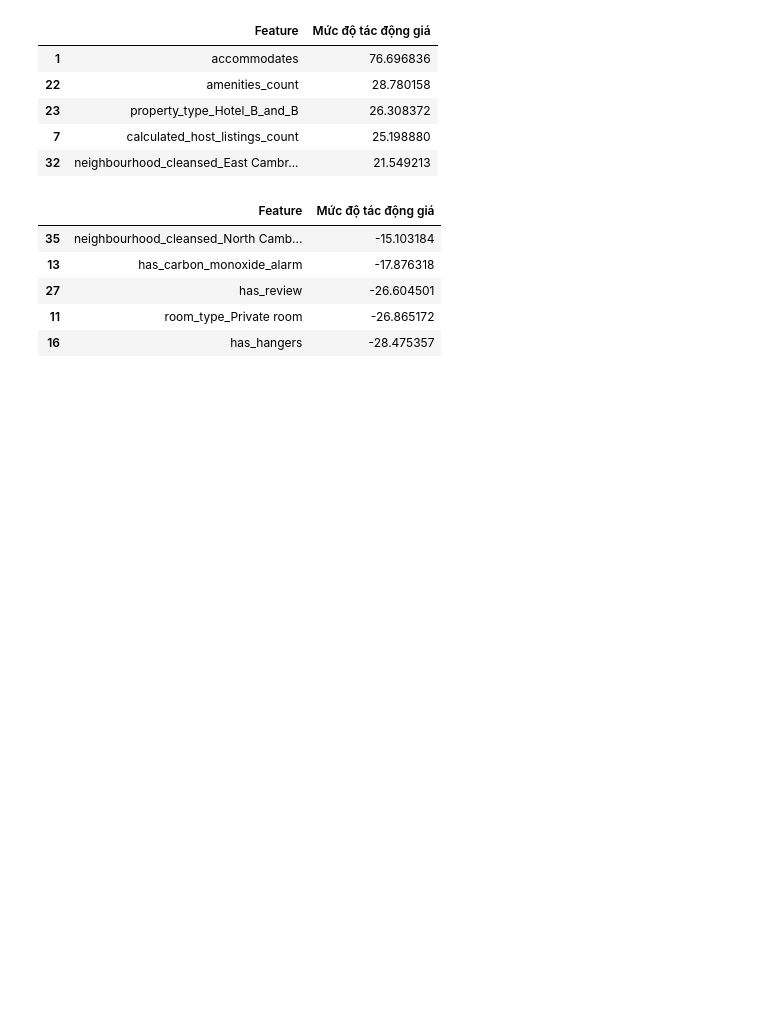
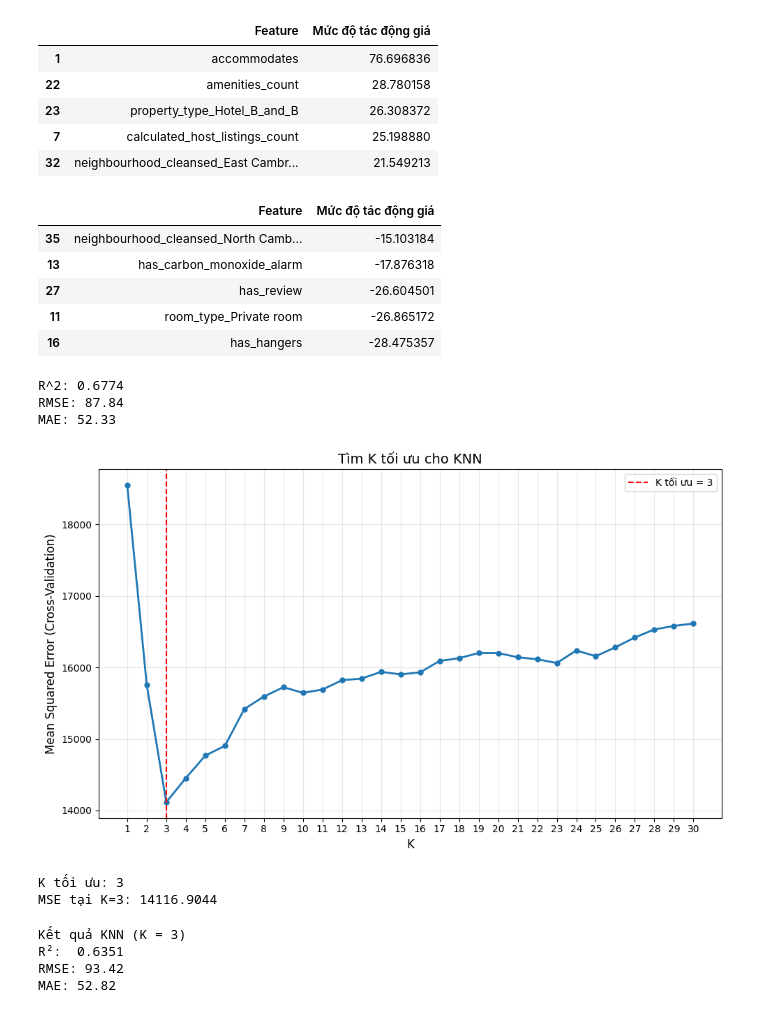
Before and after one commit to baokhanhth/Group01_Data_Analysis, a Jupyter notebook: notebooks/model_prototyping.ipynb, the cells around one changed output. Cells and saved outputs as stored; diff of their text form; code cells hidden in the pictures; blank space fills up the shorter version.

Commit message:
Build models and choose

```diff
--- a/notebooks/model_prototyping.ipynb
+++ b/notebooks/model_prototyping.ipynb
@@ -64,3 +67,74 @@ display(coefficients.tail(5))
 | 27 | has_review | -26.604501 |
 | 11 | room_type_Private room | -26.865172 |
 | 16 | has_hangers | -28.475357 |
+# %%
+rf_model = RandomForestRegressor(n_estimators=100, random_state=42)
+
+#train
+rf_model.fit(X_train_scaled, y_train)
+
+#test
+rf_preds = rf_model.predict(X_test_scaled)
+
+r2_rf = r2_score(y_test, rf_preds)
+rmse_rf = np.sqrt(mean_squared_error(y_test, rf_preds))
+mae_rf = mean_absolute_error(y_test, rf_preds)
+
+print(f"R^2: {r2_rf:.4f}")
+print(f"RMSE: {rmse_rf:.2f}")
+print(f"MAE: {mae_rf:.2f}")
+# %% [output]
+R^2: 0.6774
+RMSE: 87.84
+MAE: 52.33
+# %%
+k_range = range(1, 31)
+k_scores = []
+
+for k in k_range:
+    knn = KNeighborsRegressor(n_neighbors=k)
+    # Cross-validation 5-fold, dùng negative MSE (sklearn convention)
+    scores = cross_val_score(knn, X_train_scaled, y_train.values.ravel(),
+                            cv=5, scoring='neg_mean_squared_error')
+    k_scores.append(-scores.mean())  # Chuyển về MSE dương
+plt.figure(figsize=(10, 6))
+plt.plot(k_range, k_scores, marker='o', linewidth=2, markersize=5)
+plt.xlabel('K', fontsize=12)
+plt.ylabel('Mean Squared Error (Cross-Validation)', fontsize=12)
+plt.title('Tìm K tối ưu cho KNN', fontsize=14)
+plt.xticks(k_range)
+plt.grid(True, alpha=0.3)
+
+# Đánh dấu k tối ưu
+optimal_k = k_range[np.argmin(k_scores)]
+plt.axvline(x=optimal_k, color='r', linestyle='--', label=f'K tối ưu = {optimal_k}')
+plt.legend()
+plt.tight_layout()
+
+plt.savefig('../reports/figures/k_toi_uu.png', dpi=300, bbox_inches='tight')
+plt.show()
+
+print(f"K tối ưu: {optimal_k}")
+print(f"MSE tại K={optimal_k}: {min(k_scores):.4f}")
+# %% [output]
+[figure, added]
+K tối ưu: 3
+MSE tại K=3: 14116.9044
+# %%
+knn_model = KNeighborsRegressor(n_neighbors=optimal_k)
+knn_model.fit(X_train_scaled, y_train.values.ravel())
+knn_preds = knn_model.predict(X_test_scaled)
+# Đánh giá model
+r2_knn = r2_score(y_test, knn_preds)
+rmse_knn = np.sqrt(mean_squared_error(y_test, knn_preds))
+mae_knn = mean_absolute_error(y_test, knn_preds)
+
+print(f"Kết quả KNN (K = {optimal_k})")
+print(f"R²:  {r2_knn:.4f}")
+print(f"RMSE: {rmse_knn:.2f}")
+print(f"MAE: {mae_knn:.2f}")
+# %% [output]
+Kết quả KNN (K = 3)
+R²:  0.6351
+RMSE: 93.42
+MAE: 52.82
```
Also changed, not shown: parts of 6 cells of this notebook, 11 other files.
